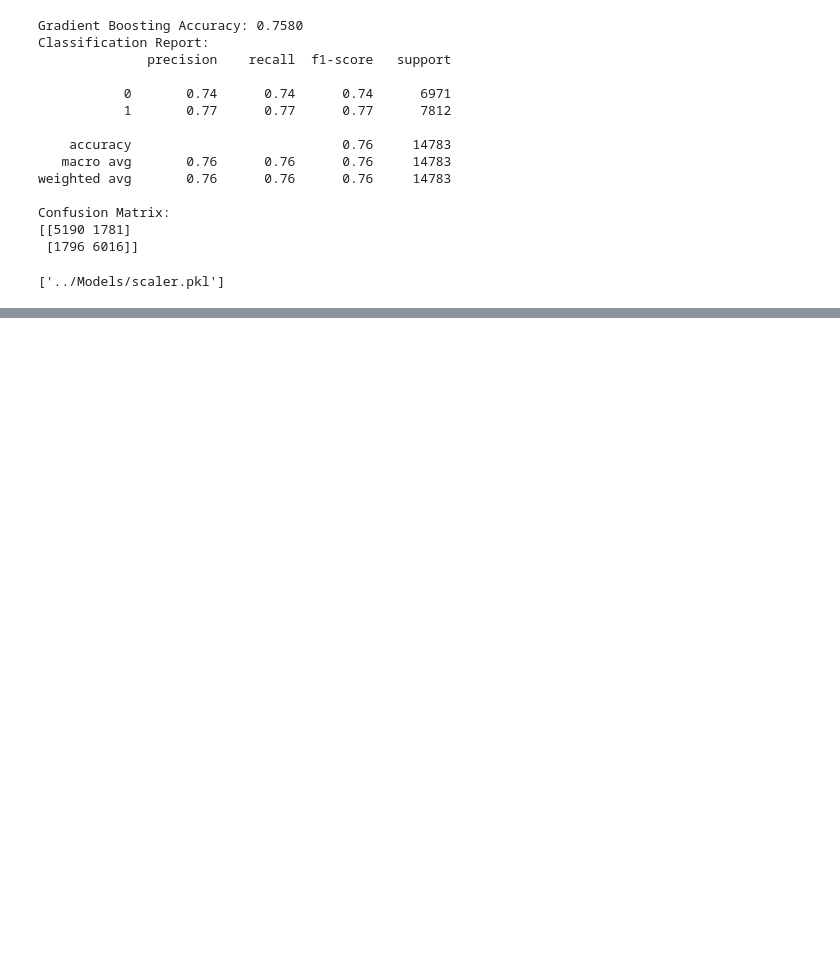
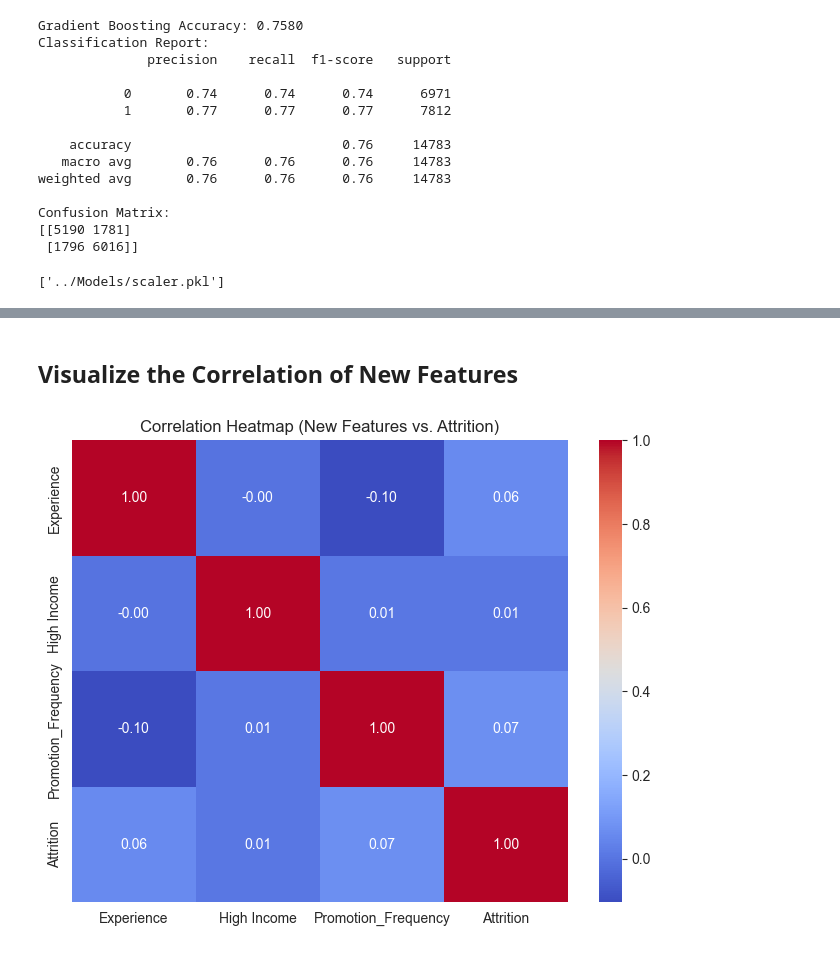
Before and after one commit to AmodMatheesha2003/employee-attrition-prediction-ml, a Jupyter notebook: Notebooks/Feature Engineering.ipynb, the cells around one changed output, grey strips where cells are left out. Saved outputs shown, nothing was run; the diff lists cells and outputs as text; code cells hidden in the pictures; blank space fills up the shorter version.

```diff
--- a/Notebooks/Feature Engineering.ipynb
+++ b/Notebooks/Feature Engineering.ipynb
@@ -220,0 +254,15 @@ joblib.dump(scaler, '../Models/scaler.pkl')
+# %% [markdown]
+<h2>Visualize the Correlation of New Features</h2>
+# %%
+import seaborn as sns
+
+# Add new features to the correlation matrix
+corr_matrix = df[['Experience', 'High Income', 'Promotion_Frequency', 'Attrition']].corr()
+
+# Plot heatmap
+plt.figure(figsize=(8, 6))
+sns.heatmap(corr_matrix, annot=True, cmap='coolwarm', fmt='.2f')
+plt.title('Correlation Heatmap (New Features vs. Attrition)')
+plt.show()
+# %% [output]
+[figure, added]
```
Also changed, not shown: parts of 8 cells of this notebook.
